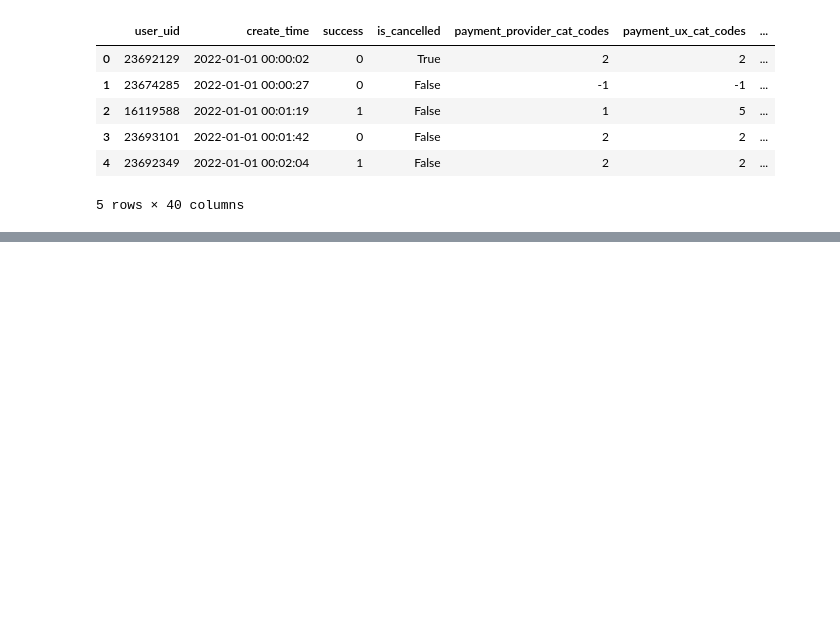
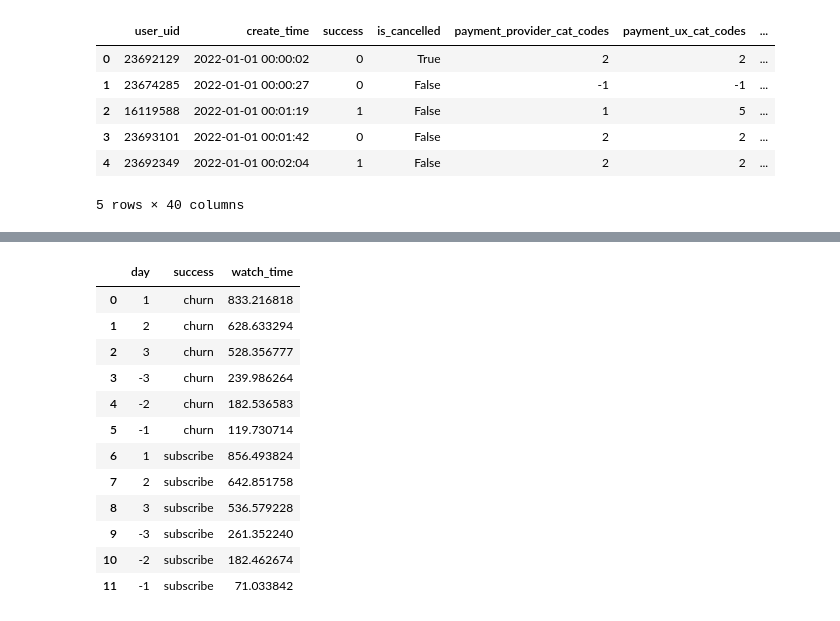
Before and after one commit to bdclow/Capstone, a Jupyter notebook: eda_notebooks/WatchTimeByTrialDay.ipynb, the cells around one changed output, grey strips where cells are left out. Drawn from its saved outputs; the diff is of its cells as text; code cells hidden in the pictures; blank space fills up the shorter version.

```diff
--- a/eda_notebooks/WatchTimeByTrialDay.ipynb
+++ b/eda_notebooks/WatchTimeByTrialDay.ipynb
@@ -91,0 +111,29 @@ plt.show()
+# %%
+time_cols = [ col for col in watch_time.columns if "watchtime" in col ]
+
+by_success_viz = watch_time\
+    .groupby("success")\
+    .mean()[time_cols].T\
+    .reset_index()\
+    .rename(columns={"index":"day", 0:"churn", 1:"subscribe"})\
+    .melt(id_vars=["day"], value_vars=["churn", "subscribe"], value_name="watch_time")
+
+by_success_viz["day"] = by_success_viz["day"].str.replace("_total_watchtime", "")
+by_success_viz["day"] = by_success_viz["day"].str.replace("day_", "")
+by_success_viz["day"] = by_success_viz.day.astype(int)
+
+by_success_viz
+# %% [output]
+|  | day | success | watch_time |
+| 0 | 1 | churn | 833.216818 |
+| 1 | 2 | churn | 628.633294 |
+| 2 | 3 | churn | 528.356777 |
+| 3 | -3 | churn | 239.986264 |
+| 4 | -2 | churn | 182.536583 |
+| 5 | -1 | churn | 119.730714 |
+| 6 | 1 | subscribe | 856.493824 |
+| 7 | 2 | subscribe | 642.851758 |
+| 8 | 3 | subscribe | 536.579228 |
+| 9 | -3 | subscribe | 261.352240 |
+| 10 | -2 | subscribe | 182.462674 |
+| 11 | -1 | subscribe | 71.033842 |
```
Also changed, not shown: parts of 10 cells of this notebook, 1 other file.
